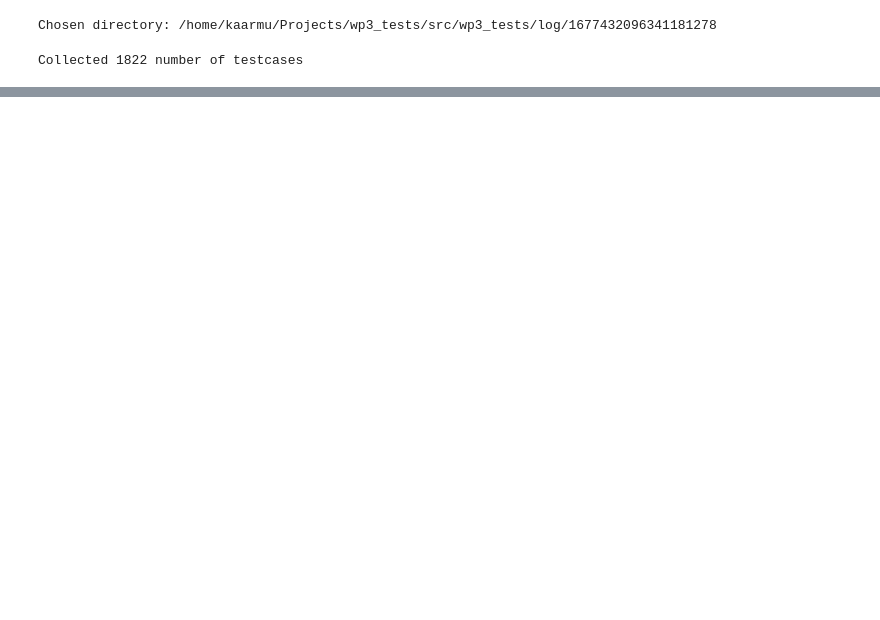
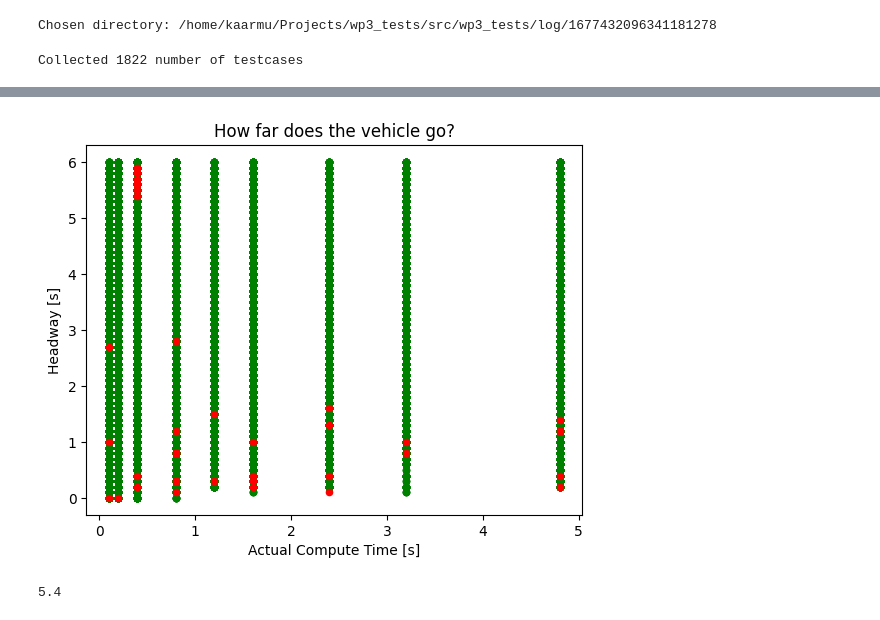
Before and after one commit to KTH-SML/kaarmu_svea, a Jupyter notebook: src/wp3_tests/notebooks/Plots.ipynb, the cells around one changed output, grey strips where cells are left out. Cells and saved outputs as stored; diff of their text form; code cells hidden in the pictures; blank space fills up the shorter version.

```diff
--- a/src/wp3_tests/notebooks/Plots.ipynb
+++ b/src/wp3_tests/notebooks/Plots.ipynb
@@ -165,0 +222,52 @@ _ = unsafe.plot.scatter(x='Packet Size', y='Latency', c='red', ax=ax)
+# %%
+"""
+Name: How far does the vehicle go?
+
+Background: ???
+
+Description:
+    Compare the actual compute time (i.e. including complexity) to the
+    last headway time (i.e. a measure of distance to the intersection).
+
+Expected Result:
+    Higher compute time should lead to higher number of unsafe scenarios.
+"""
+
+import numpy as np
+import matplotlib.pyplot as plt
+
+# Device Under Test i.e. the vehicle(s) we want to examine
+DUT = 'svea5'
+
+fig = plt.figure()
+ax = fig.gca()
+
+res = pd.DataFrame()
+for test, vehicle in dfs:
+
+    if isinstance(DUT, tuple) and vehicle not in DUT: continue
+    elif isinstance(DUT, str) and vehicle != DUT: continue
+    elif dfs[test, vehicle].empty: continue
+
+    df = dfs[test, vehicle]
+    new = pd.DataFrame({
+        'compute_time': cfs[test].compute_time,
+        'headway': df['headway'],
+        'safe': df['safe'].astype(bool),
+    })
+
+    res = pd.concat([res, new], ignore_index=True)
+
+safe = res[res['safe']]
+unsafe = res[~res['safe']]
+
+safe.plot.scatter(x='compute_time', y='headway', c='green', ax=ax)
+unsafe.plot.scatter(x='compute_time', y='headway', c='red', ax=ax)
+
+ax.set_title('How far does the vehicle go?')
+ax.set_xlabel('Actual Compute Time [s]')
+ax.set_ylabel('Headway [s]')
+
+None
+# %% [output]
+[figure, added]
@@ -165,0 +304,14 @@ _ = unsafe.plot.scatter(x='Packet Size', y='Latency', c='red', ax=ax)
+# %%
+# first, second = res.iloc[:-1], res.iloc[1:]
+# first["Headway"].to_numpy() < second["Headway"].to_numpy()
+
+# bs = first["Headway"].to_numpy() >= second["Headway"].to_numpy()
+# ns = ~(first["Safe"] & pd.Series(bs))
+
+# first["Headway"]
+
+dfs[test, vehicle].dtypes
+
+print(np.float64('5.4'))
+# %% [output]
+5.4
```
Also changed, not shown: parts of 8 cells of this notebook.
